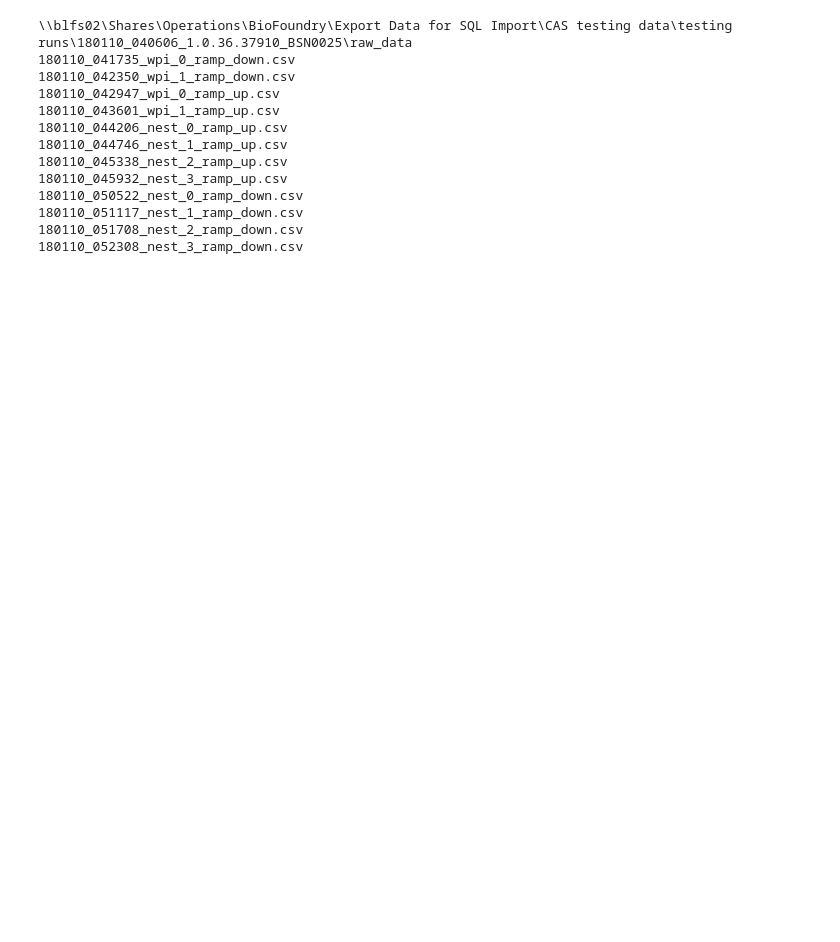
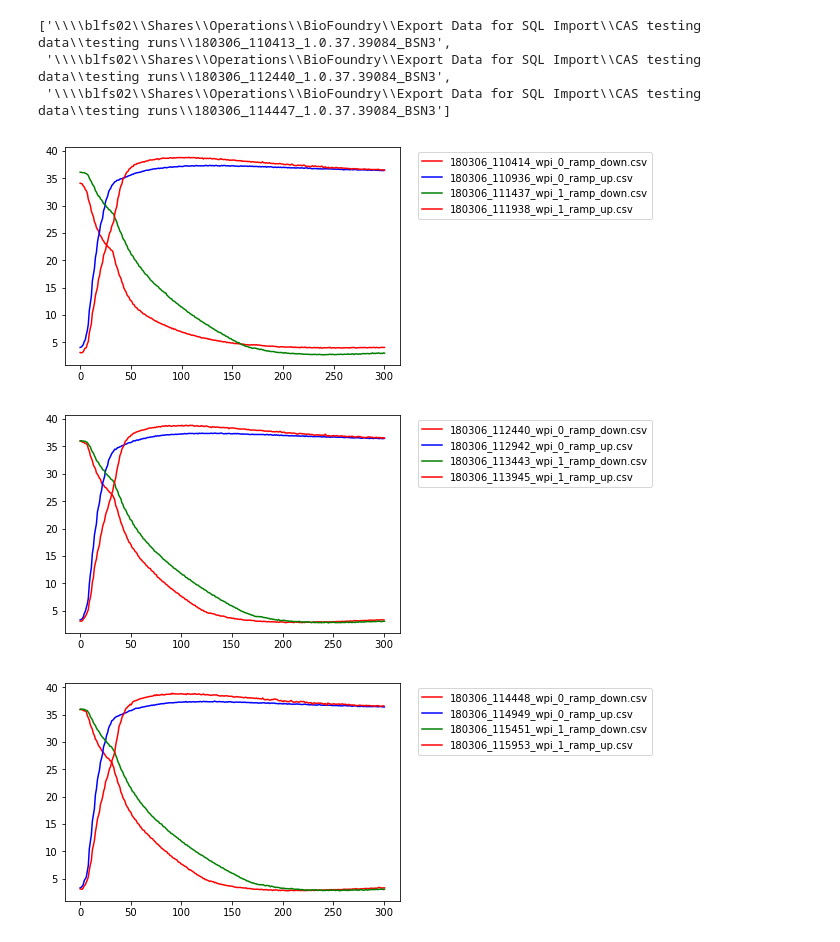
Before and after one commit to nesaboz/random-projects, a Jupyter notebook: plot_csv_files.ipynb, the cells around one changed output. Saved outputs shown, nothing was run; the diff lists cells and outputs as text; code cells hidden in the pictures; blank space fills up the shorter version.

```diff
--- a/plot_csv_files.ipynb
+++ b/plot_csv_files.ipynb
@@ -5,22 +5,38 @@ import numpy as np
 import matplotlib.pyplot as plt
 %matplotlib inline
 import pandas as pd
+# %%
+
+def get_list_of_folders(root_folder):
+    list_of_folders = [x for x in os.listdir(root_folder) if 'BSN3' in x]
+    last_three = [os.path.join(root_folder, x) for x in list_of_files[-3:]]
+    # print(*last_three, sep='\n')
+    return last_three
+get_list_of_folders(r'\\blfs02\Shares\Operations\BioFoundry\Export Data for SQL Import\CAS testing data\testing runs')
+# %% [output]
+['\\\\blfs02\\Shares\\Operations\\BioFoundry\\Export Data for SQL Import\\CAS testing data\\testing runs\\180306_110413_1.0.37.39084_BSN3',
+ '\\\\blfs02\\Shares\\Operations\\BioFoundry\\Export Data for SQL Import\\CAS testing data\\testing runs\\180306_112440_1.0.37.39084_BSN3',
+ '\\\\blfs02\\Shares\\Operations\\BioFoundry\\Export Data for SQL Import\\CAS testing data\\testing runs\\180306_114447_1.0.37.39084_BSN3']
+# %%
+def print_wpi_ramp_test(list_of_files):
+    colors = ['r', 'b', 'g']*10
+    leg = []
+    for count, a_file in enumerate(list_of_files):
+        df = pd.read_csv(a_file)
+        x = df['elapsed time']
+        y = df['temperature']
+        a_name = os.path.split(a_file)[-1]
+        temp, = plt.plot(x, y, colors[count], label=a_name)
+        leg.append(temp)
+    plt.legend(handles=leg, bbox_to_anchor=(1.04, 1))
+    plt.show()
 # %%
-folder = r'\\blfs02\Shares\Operations\BioFoundry\Export Data for SQL Import\CAS testing data\testing runs\180110_040606_1.0.36.37910_BSN0025\raw_data'
-print(folder)
-list_of_files = [x for x in os.listdir(folder) if 'ramp' in x]
-print(*list_of_files, sep = '\n')
+a = get_list_of_folders(r'\\blfs02\Shares\Operations\BioFoundry\Export Data for SQL Import\CAS testing data\testing '
+                       r'runs')
+for run in a:
+    b = os.listdir(os.path.join(run, 'raw_data'))
+    print_wpi_ramp_test([os.path.join(run, 'raw_data', x) for x in b])
 # %% [output]
-\\blfs02\Shares\Operations\BioFoundry\Export Data for SQL Import\CAS testing data\testing runs\180110_040606_1.0.36.37910_BSN0025\raw_data
-180110_041735_wpi_0_ramp_down.csv
-180110_042350_wpi_1_ramp_down.csv
-180110_042947_wpi_0_ramp_up.csv
-180110_043601_wpi_1_ramp_up.csv
-180110_044206_nest_0_ramp_up.csv
-180110_044746_nest_1_ramp_up.csv
-180110_045338_nest_2_ramp_up.csv
-180110_045932_nest_3_ramp_up.csv
-180110_050522_nest_0_ramp_down.csv
-180110_051117_nest_1_ramp_down.csv
-180110_051708_nest_2_ramp_down.csv
-180110_052308_nest_3_ramp_down.csv
+[figure, added]
+[figure, added]
+[figure, added]
```
Also changed, not shown: parts of 2 cells of this notebook.
